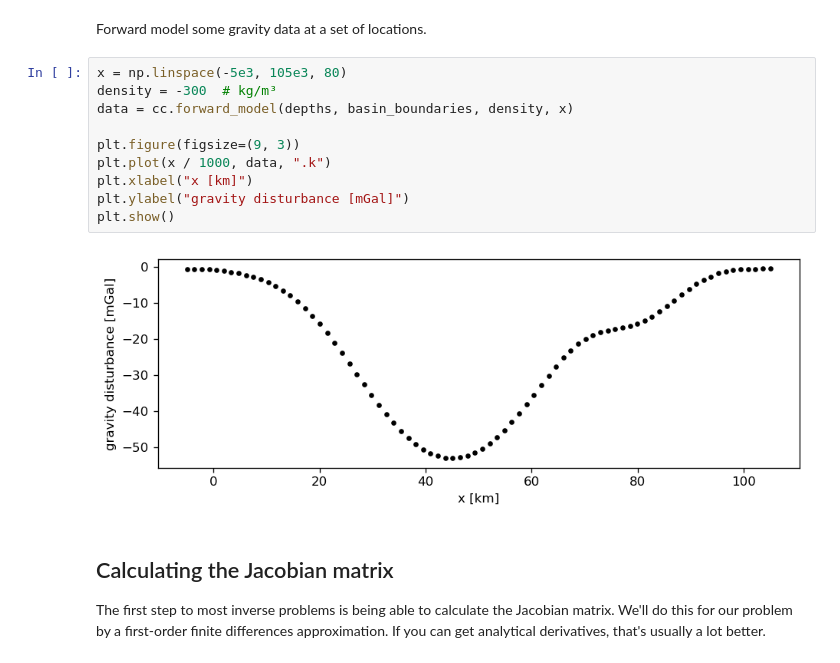
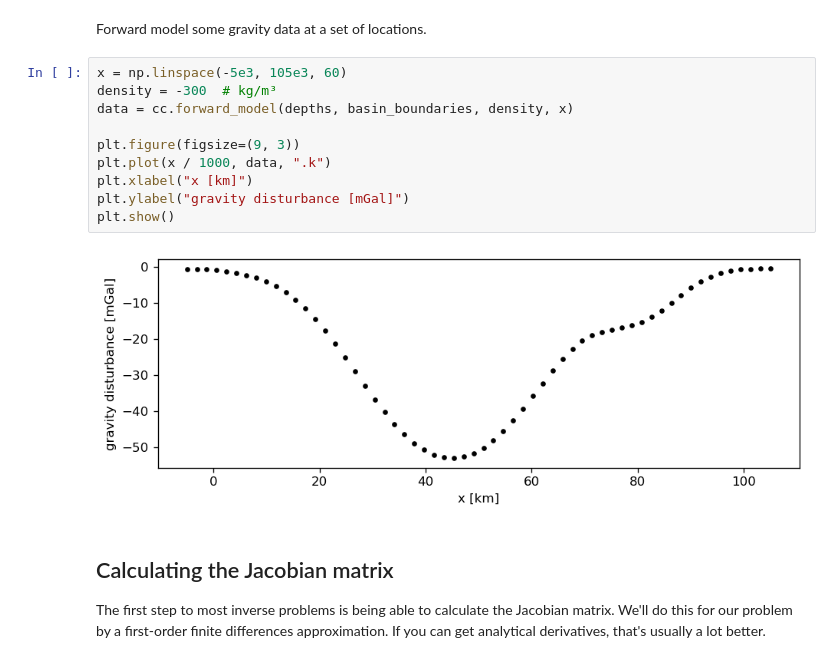
Before and after one commit to compgeolab/2020-aachen-inverse-problems, a Jupyter notebook: gravity-inversion-solution.ipynb, the cells around one changed output. Saved outputs shown, nothing was run; the diff lists cells and outputs as text.

```diff
--- a/gravity-inversion-solution.ipynb
+++ b/gravity-inversion-solution.ipynb
@@ -61,17 +60,17 @@ cc.plot_prisms(depths, basin_boundaries)
 # %% [markdown]
 Forward model some gravity data at a set of locations.
 # %%
-x = np.linspace(-5e3, 105e3, 80)
+x = np.linspace(-5e3, 105e3, 60)
 density = -300  # kg/m³
 data = cc.forward_model(depths, basin_boundaries, density, x)
 
 plt.figure(figsize=(9, 3))
 plt.plot(x / 1000, data, ".k")
 plt.xlabel("x [km]")
 plt.ylabel("gravity disturbance [mGal]")
 plt.show()
 # %% [output]
-[figure, old version]
+[figure, new version]
 # %% [markdown]
 ## Calculating the Jacobian matrix
 
```
Also changed, not shown: parts of 51 cells of this notebook, 1 other file.
